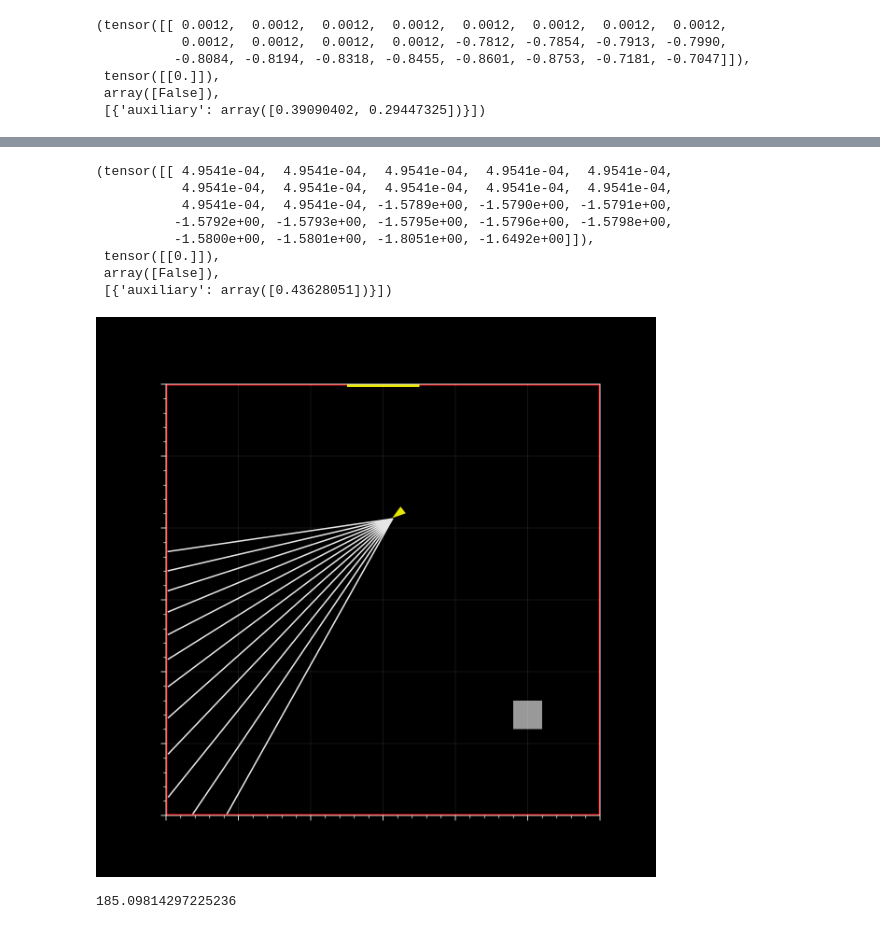
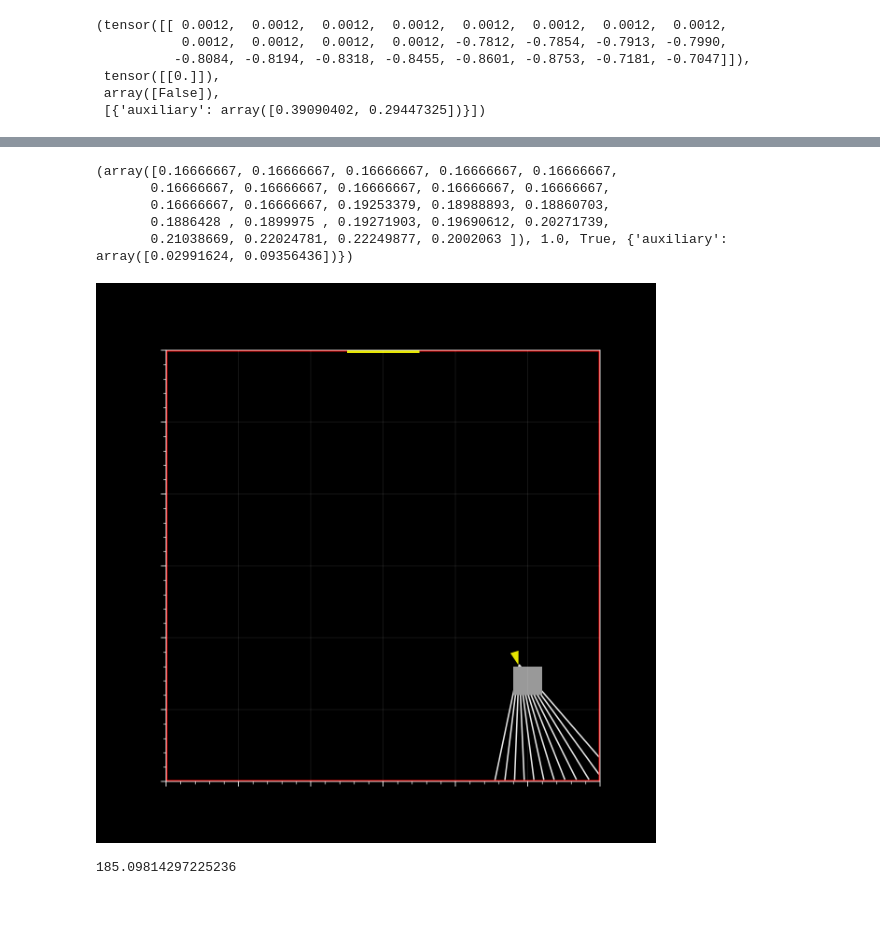
Before and after one commit to liuandrew/training-rl-algo, a Jupyter notebook: write_and_test/manual_testing.ipynb, the cells around one changed output, grey strips where cells are left out. Cells and saved outputs as stored; diff of their text form; code cells hidden in the pictures.

```diff
--- a/write_and_test/manual_testing.ipynb
+++ b/write_and_test/manual_testing.ipynb
@@ -204,18 +210,13 @@ envs.step(torch.tensor([[1]]))
 # %%
-envs.step(torch.tensor([[1]]))
+print(env.step(torch.tensor([[1]])))
+env.render('human')
 # %% [output]
-(tensor([[ 4.9541e-04,  4.9541e-04,  4.9541e-04,  4.9541e-04,  4.9541e-04,
-           4.9541e-04,  4.9541e-04,  4.9541e-04,  4.9541e-04,  4.9541e-04,
-           4.9541e-04,  4.9541e-04, -1.5789e+00, -1.5790e+00, -1.5791e+00,
-          -1.5792e+00, -1.5793e+00, -1.5795e+00, -1.5796e+00, -1.5798e+00,
-          -1.5800e+00, -1.5801e+00, -1.8051e+00, -1.6492e+00]]),
- tensor([[0.]]),
- array([False]),
- [{'auxiliary': array([0.43628051])}])
+(array([0.16666667, 0.16666667, 0.16666667, 0.16666667, 0.16666667,
+       0.16666667, 0.16666667, 0.16666667, 0.16666667, 0.16666667,
+       0.16666667, 0.16666667, 0.19253379, 0.18988893, 0.18860703,
+       0.1886428 , 0.1899975 , 0.19271903, 0.19690612, 0.20271739,
+       0.21038669, 0.22024781, 0.22249877, 0.2002063 ]), 1.0, True, {'auxiliary': array([0.02991624, 0.09356436])})
+[figure, added]
-# %%
-envs.get_attr('render')[0]()
-# %% [output]
-[figure, removed]
 # %%
 np.linalg.norm(envs.get_attr('character')[0].pos - envs.get_attr('boxes')[0][-1].center)
 # %% [output]
```
Also changed, not shown: parts of 16 cells of this notebook, 15 other files.
